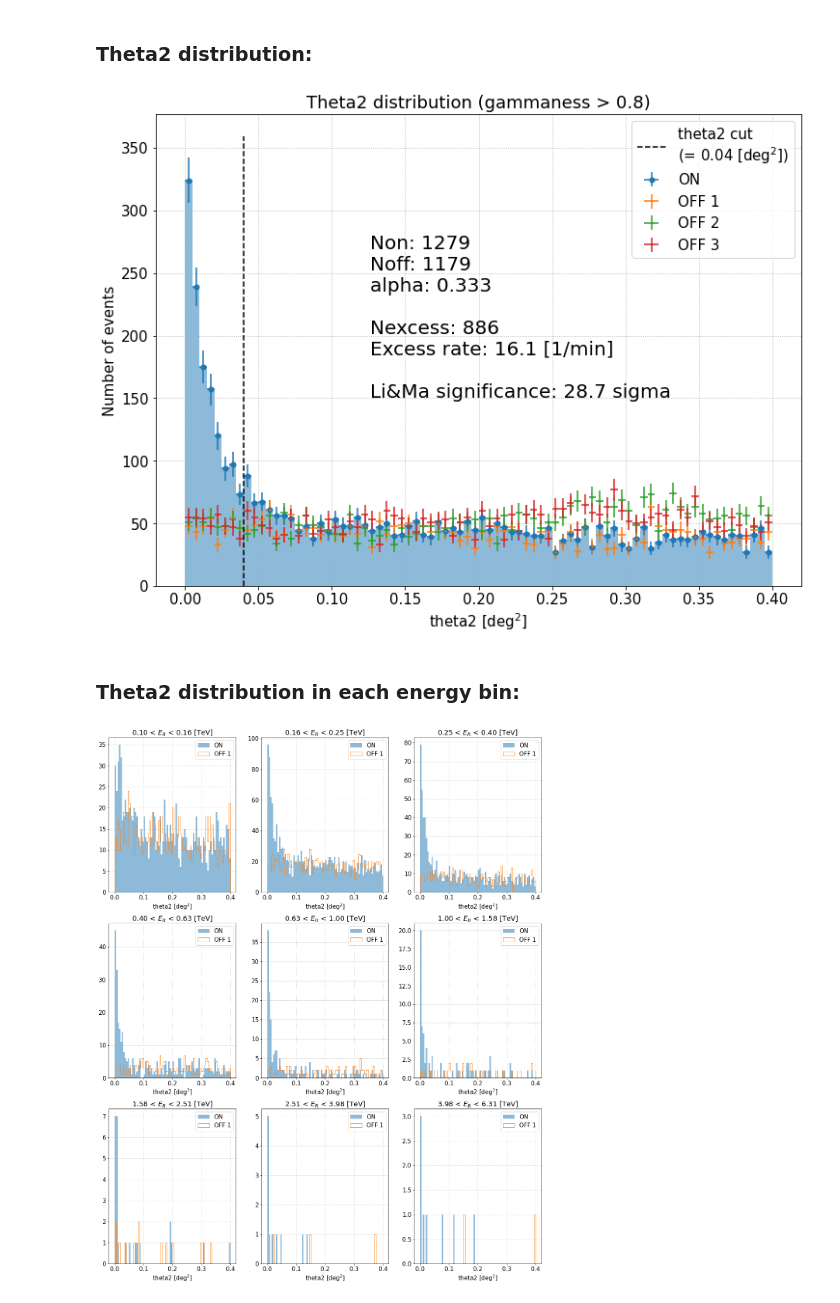
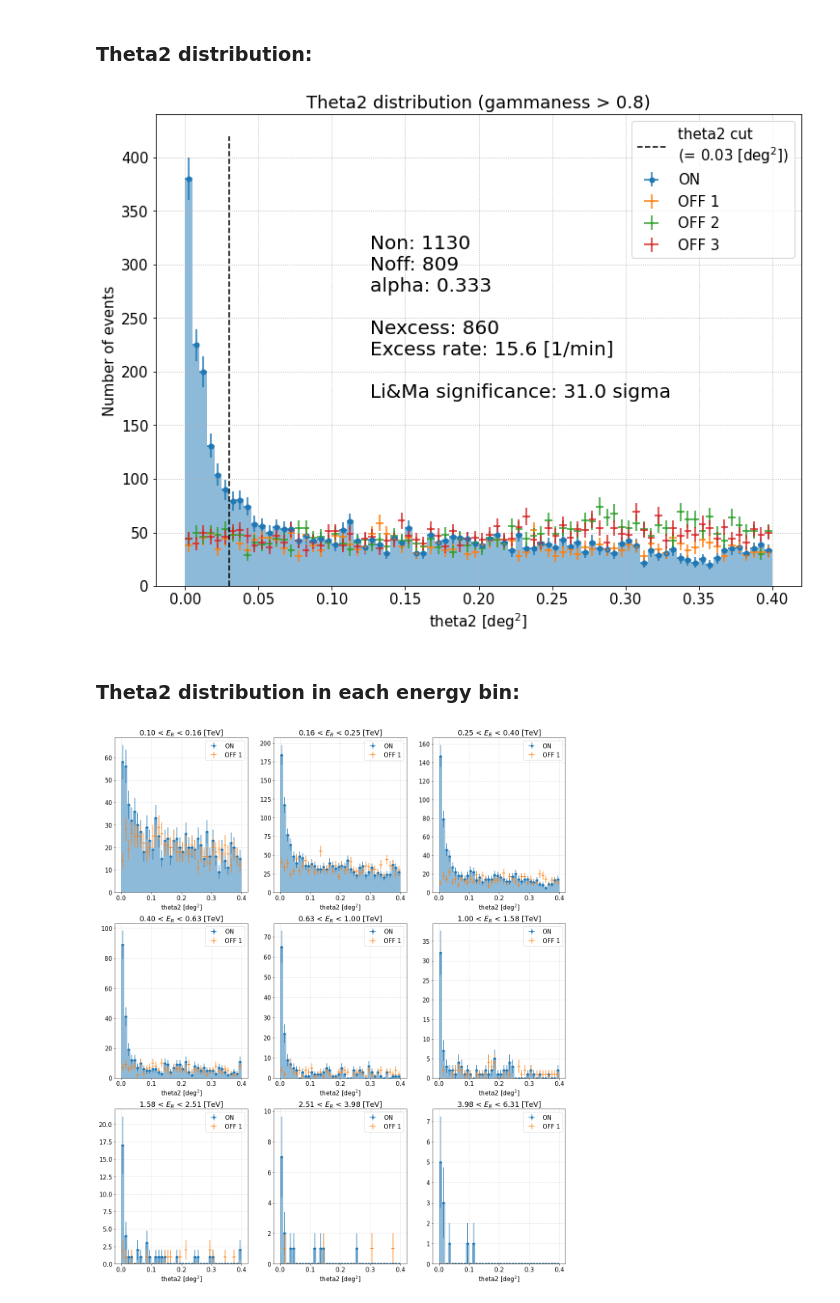
Before and after one commit to cta-observatory/magic-cta-pipe, a Jupyter notebook: notebooks/check_signal_from_dl2.ipynb, the cells around one changed output. Saved outputs shown, nothing was run; the diff lists cells and outputs as text; code cells hidden in the pictures.

```diff
--- a/notebooks/check_signal_from_dl2.ipynb
+++ b/notebooks/check_signal_from_dl2.ipynb
@@ -99,9 +92,6 @@ input_data.head(5)
 print('Computing the mean of the DL2 parameters...')
 dl2_mean = get_dl2_mean(input_data)
 
-print('\nExcluding M1+M2 events...')
-dl2_mean.query('combo_type != 0', inplace=True)
-
 print(f'--> Number of events: {len(dl2_mean)}')
 # %% [output]
 Computing the mean of the DL2 parameters...
@@ -254,11 +237,11 @@ plt.show()
 ### Theta2 distribution:
 # %%
 # === Settings ===
-combo_types = [2, 3]
+combo_types = [3]
 bins_t2 = np.linspace(0, 0.4, 81)
 
 gam_cut = 0.8
-t2_cut = 0.04
+t2_cut = 0.03
 
 # === Main ===
 bins_t2_center = (bins_t2[:-1] + bins_t2[1:]) / 2
@@ -272,25 +255,25 @@ plt.xlabel('theta2 [deg$^2$]')
 plt.ylabel('Number of events')
 
 # Theta2 from the ON region:
-hist = plt.hist(
+hist_on = plt.hist(
     df['theta2_on'].to_numpy(), bins=bins_t2,
     histtype='bar', linewidth=2, alpha=0.5,
 )
 
 plt.errorbar(
-    x=bins_t2_center, y=hist[0], xerr=xerr, yerr=np.sqrt(hist[0]),
+    x=bins_t2_center, y=hist_on[0], xerr=xerr, yerr=np.sqrt(hist_on[0]),
     fmt='o', markersize=5, label='ON', color=cls[0],
 )
 
 # Theta2 from the OFF regions:
 for i_off in range(n_off_regions):
 
-    hist, _ = np.histogram(
+    hist_off, _ = np.histogram(
         df[f'theta2_off{i_off+1}'].to_numpy(), bins=bins_t2,
     )
 
     plt.errorbar(
-        x=bins_t2_center, y=hist, xerr=xerr, yerr=np.sqrt(hist),
+        x=bins_t2_center, y=hist_off, xerr=xerr, yerr=np.sqrt(hist_off),
         fmt='o', markersize=1, label=f'OFF {i_off+1}',
     )
 
@@ -314,58 +297,69 @@ text = f'Non: {n_on}\nNoff: {n_off}\nalpha: {alpha:.3f}' \
        f'\n\nNexcess: {n_excess:.0f}\nExcess rate: {excess_rate:.1f} [1/min]' \
        f'\n\nLi&Ma significance: {significance:.1f} sigma'
 
-plt.text(
-    0.3 * plt.xlim()[1], 0.4 * plt.ylim()[1], text, fontsize=20,
-)
+plt.text(0.3*plt.xlim()[1], 0.4*plt.ylim()[1], text, fontsize=20)
 
 plt.grid()
 plt.legend()
 plt.show()
 # %% [output]
-[figure, old version]
+[figure, new version]
 # %% [markdown]
 ### Theta2 distribution in each energy bin:
 # %%
 # === Settings ===
-combo_types = [2, 3]
+combo_types = [3]
 gam_cut = 0.8
 
 bins_eng = np.logspace(-1, 1, 11)[:-1]
-bins_t2 = np.linspace(0, 0.4, 81)
+bins_t2 = np.linspace(0, 0.4, 41)
 
-figsize = (20, 25)
+figsize = (20, 24)
 
 # === Main ===
+bins_t2_center = (bins_t2[:-1] + bins_t2[1:]) / 2
+xerr = [bins_t2_center - bins_t2[:-1], bins_t2[1:] - bins_t2_center]
+
 plt.figure(figsize=figsize)
 
 grid = (int(np.ceil(len(bins_eng[:-1])/3)), 3)
 locs = list(itertools.product(range(grid[0]), range(grid[1])))
 
 for i_bin, (eng_lolim, eng_uplim) in enumerate(zip(bins_eng[:-1], bins_eng[1:])):
 
     event_cuts = f'(combo_type == {combo_types}) & (gammaness > {gam_cut}) ' \
                  f'& (reco_energy > {eng_lolim}) & (reco_energy < {eng_uplim})'
 
     df = dl2_mean.query(event_cuts)
 
     plt.subplot2grid(grid, locs[i_bin])
     plt.title(rf'{eng_lolim:.2f} < $E_R$ < {eng_uplim:.2f} [TeV]')
     plt.xlabel('theta2 [deg$^2$]')
 
     if len(df) > 0:
-        plt.hist(
+
+        hist_on = plt.hist(
             df['theta2_on'].to_numpy(), bins=bins_t2,
-            label='ON', histtype='bar', alpha=0.5,
+            histtype='bar', linewidth=2, alpha=0.5,
         )
 
-        hist = plt.hist(
-            df['theta2_off1'].to_numpy(), bins=bins_t2,
-            label='OFF 1', histtype='step', linewidth=1,
+        plt.errorbar(
+            x=bins_t2_center, y=hist_on[0], xerr=xerr, yerr=np.sqrt(hist_on[0]),
+            fmt='o', markersize=5, label='ON', color=cls[0],
         )
 
-    plt.grid()
-    plt.legend(loc='upper right')
+        hist_off, _ = np.histogram(
+            df['theta2_off1'].to_numpy(), bins=bins_t2,
+        )
+
+        plt.errorbar(
+            x=bins_t2_center, y=hist_off, xerr=xerr, yerr=np.sqrt(hist_off),
+            fmt='o', markersize=1, label=f'OFF 1',
+        )
+
+        plt.legend(loc='upper right')
+        plt.grid()
 
 plt.show()
 # %% [output]
-[figure, old version]
+[figure, new version]
```
Also changed, not shown: parts of 6 cells of this notebook, 10 other files.
